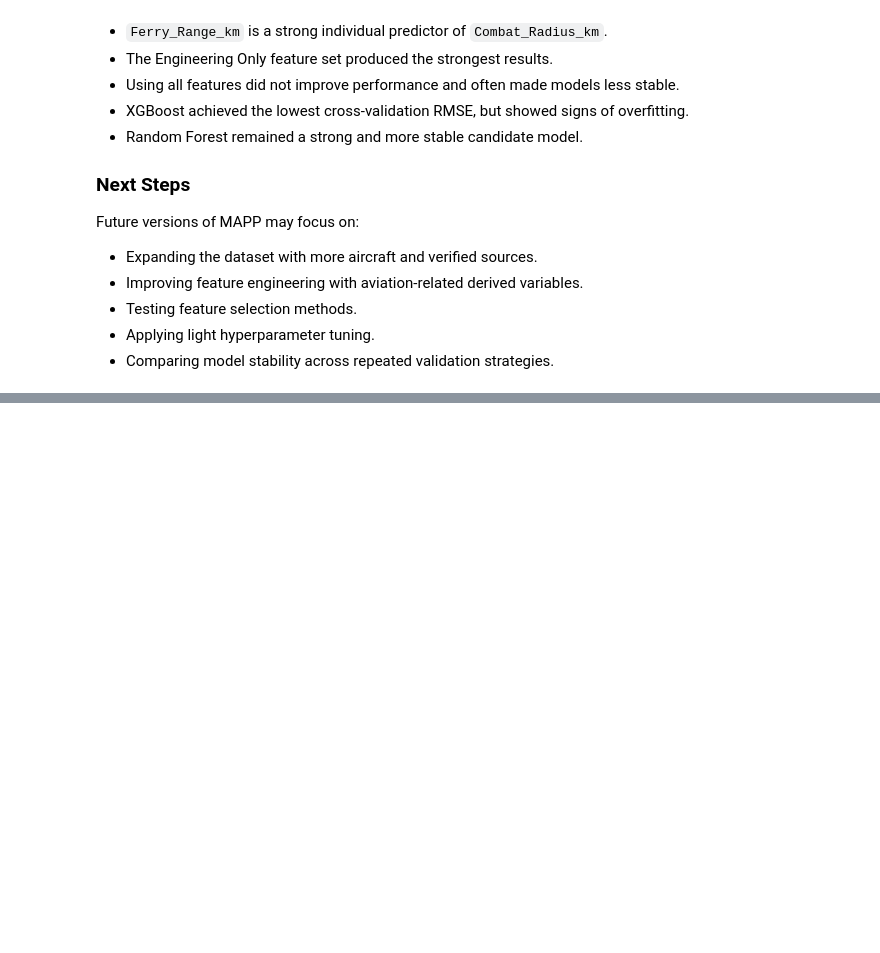
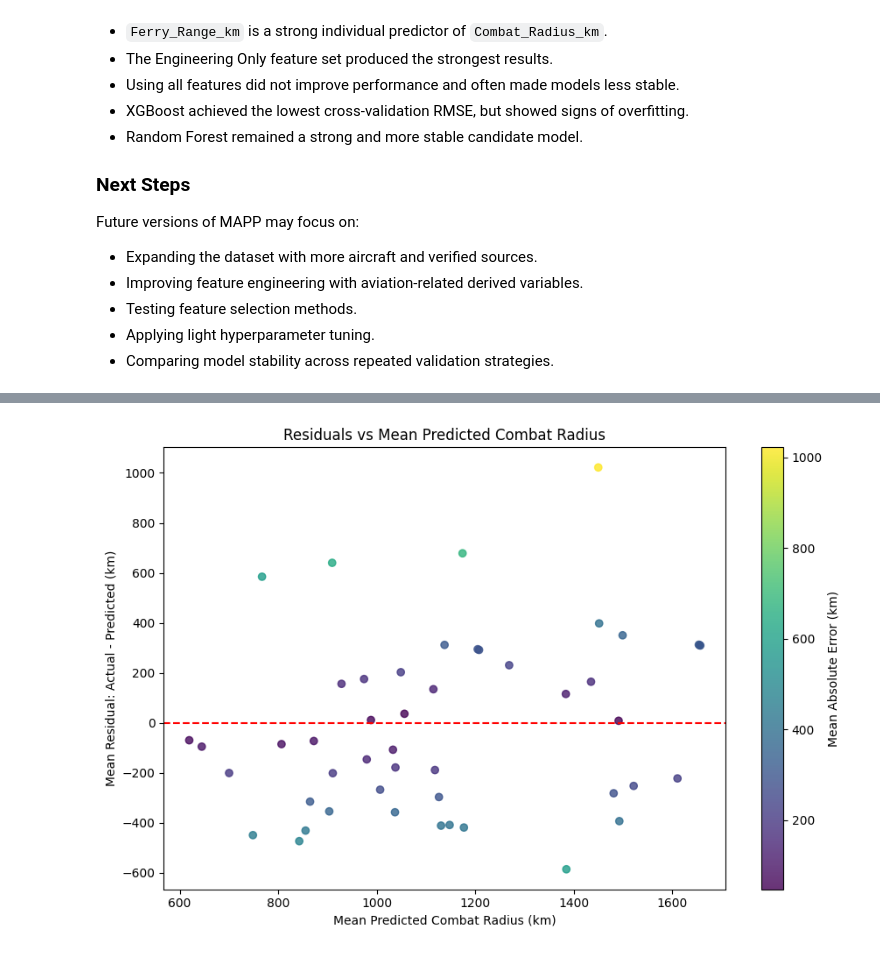
Before and after one commit to matheussari/MAPP, a Jupyter notebook: military_aircraft_performance_prediction.ipynb, the cells around one changed output, grey strips where cells are left out. Saved outputs shown, nothing was run; the diff lists cells and outputs as text; code cells hidden in the pictures; blank space fills up the shorter version.

```diff
--- a/military_aircraft_performance_prediction.ipynb
+++ b/military_aircraft_performance_prediction.ipynb
@@ -1414,0 +2971,37 @@ Future versions of MAPP may focus on:
+# %%
+# Residual Analysis
+
+plt.figure(figsize=(9, 6))
+
+residual_plot_v12 = plt.scatter(
+    aircraft_error_analysis_v12['Predicted_Mean'],
+    aircraft_error_analysis_v12['Mean_Residual'],
+    c=aircraft_error_analysis_v12[
+        'Mean_Absolute_Error'
+    ],
+    cmap='viridis',
+    alpha=0.8
+)
+
+plt.axhline(
+    y=0,
+    color='red',
+    linestyle='--'
+)
+
+plt.colorbar(
+    residual_plot_v12,
+    label='Mean Absolute Error (km)'
+)
+
+plt.title(
+    'Residuals vs Mean Predicted Combat Radius'
+)
+
+plt.xlabel('Mean Predicted Combat Radius (km)')
+plt.ylabel('Mean Residual: Actual - Predicted (km)')
+
+plt.tight_layout()
+plt.show()
+# %% [output]
+[figure, added]
```
Also changed, not shown: parts of 68 cells of this notebook.
